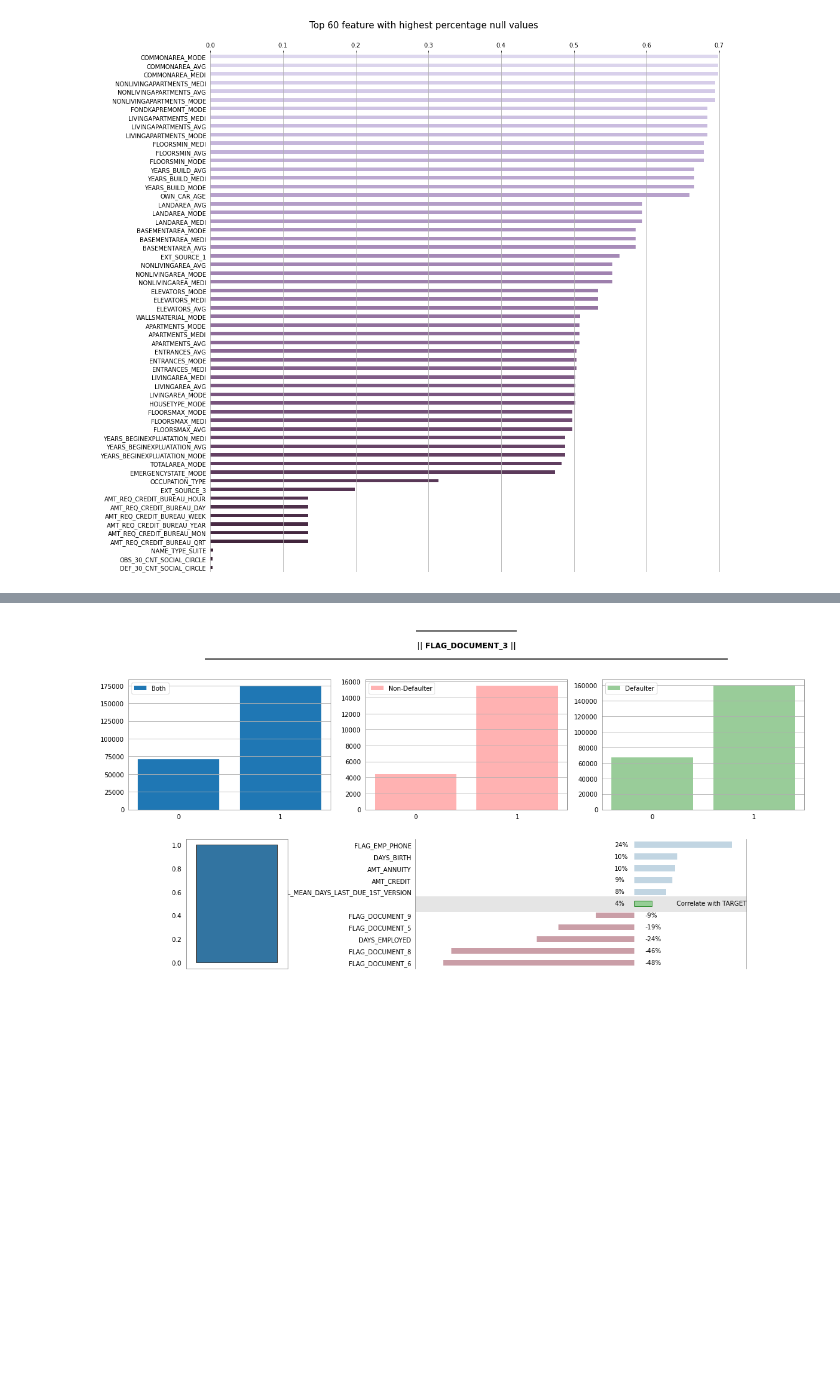
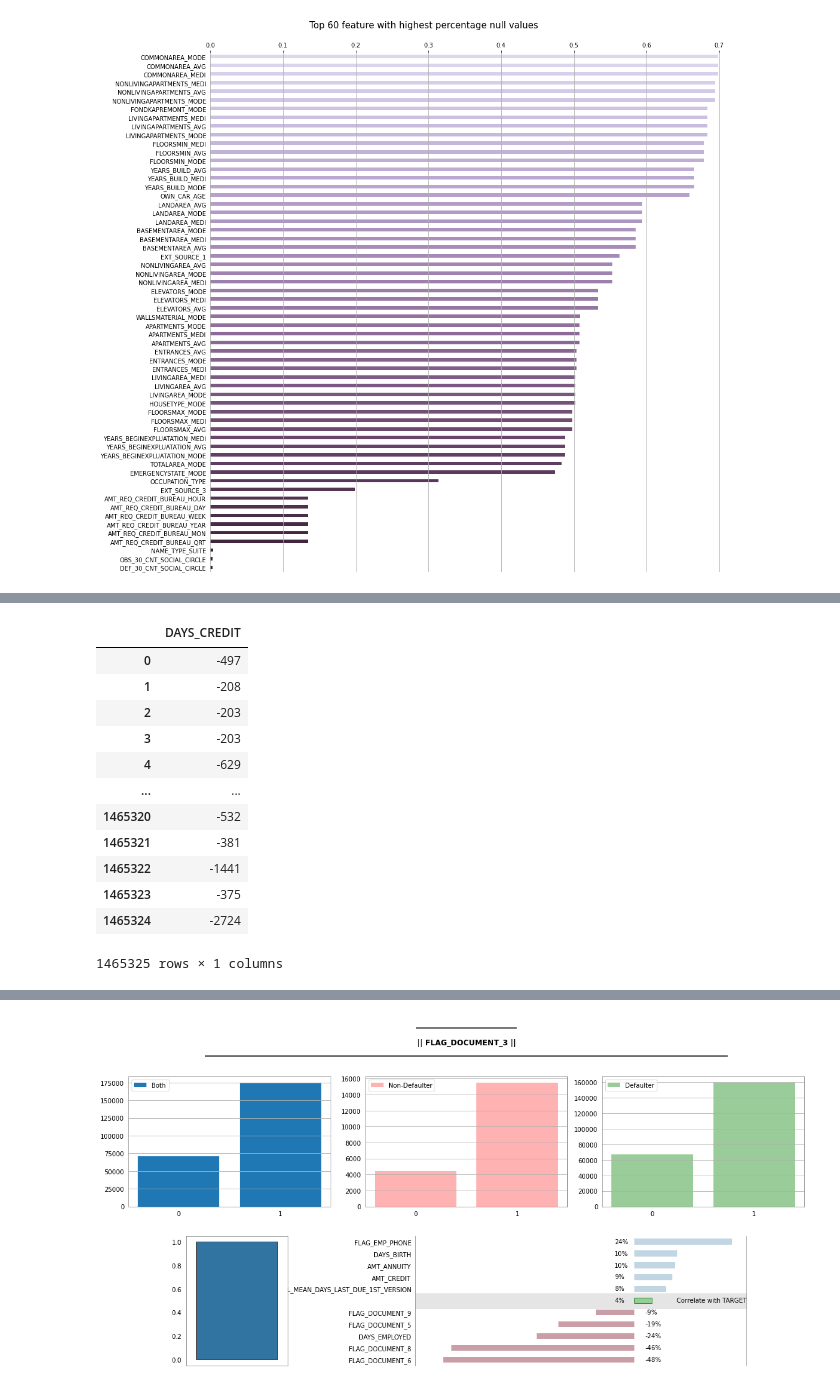
Before and after one commit to NgChi493510/Data-Preparation-Project-Group-14, a Jupyter notebook: EDA - Application Train.ipynb, the cells around one changed output, grey strips where cells are left out. Saved outputs shown, nothing was run; the diff lists cells and outputs as text; code cells hidden in the pictures; blank space fills up the shorter version.

```diff
--- a/EDA - Application Train.ipynb
+++ b/EDA - Application Train.ipynb
@@ -245,0 +277,16 @@ from EDA import num_visual
+# %%
+bureau[['DAYS_CREDIT']]
+# %% [output]
+|  | DAYS_CREDIT |
+| 0 | -497 |
+| 1 | -208 |
+| 2 | -203 |
+| 3 | -203 |
+| 4 | -629 |
+| ... | ... |
+| 1465320 | -532 |
+| 1465321 | -381 |
+| 1465322 | -1441 |
+| 1465323 | -375 |
+| 1465324 | -2724 |
+1465325 rows × 1 columns
```
Also changed, not shown: parts of 7 cells of this notebook, 3 other files.
